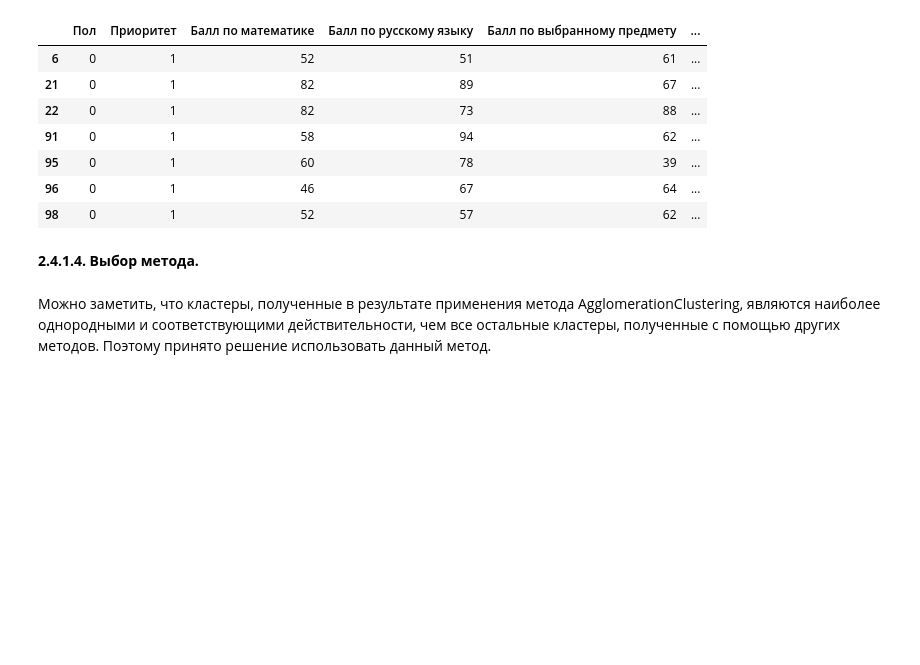
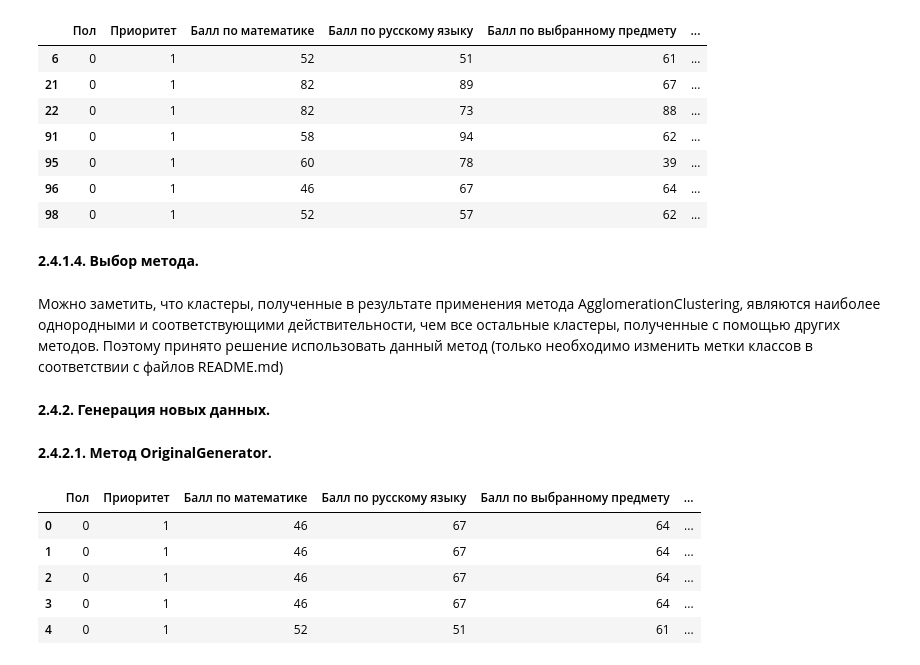
Before and after one commit to ashira09/application-of-neural-networks-to-predict-student-performance, a Jupyter notebook: nn.ipynb, the cells around one changed output. Cells and saved outputs as stored; diff of their text form; code cells hidden in the pictures; blank space fills up the shorter version.

```diff
--- a/nn.ipynb
+++ b/nn.ipynb
@@ -482,4 +473,4 @@ bisecting_kmeans_clustering_data[bisecting_kmeans_clustering_data["Успева
 # %% [markdown]
 **2.4.1.4. Выбор метода.**
 # %% [markdown]
-Можно заметить, что кластеры, полученные в результате применения метода AgglomerationClustering, являются наиболее однородными и соответствующими действительности, чем все остальные кластеры, полученные с помощью других методов. Поэтому принято решение использовать данный метод.
+Можно заметить, что кластеры, полученные в результате применения метода AgglomerationClustering, являются наиболее однородными и соответствующими действительности, чем все остальные кластеры, полученные с помощью других методов. Поэтому принято решение использовать данный метод (только необходимо изменить метки классов в соответствии с файлов README.md)
@@ -485,0 +485,4 @@ bisecting_kmeans_clustering_data[bisecting_kmeans_clustering_data["Успева
+# %% [markdown]
+**2.4.2. Генерация новых данных.**
+# %% [markdown]
+**2.4.2.1. Метод OriginalGenerator.**
@@ -485,0 +491,9 @@ bisecting_kmeans_clustering_data[bisecting_kmeans_clustering_data["Успева
+# %%
+extended_df_features.head()
+# %% [output]
+|  | Пол | Приоритет | Балл по математике | Балл по русскому языку | Балл по выбранному предмету | ... |
+| 0 | 0 | 1 | 46 | 67 | 64 | ... |
+| 1 | 0 | 1 | 46 | 67 | 64 | ... |
+| 2 | 0 | 1 | 46 | 67 | 64 | ... |
+| 3 | 0 | 1 | 46 | 67 | 64 | ... |
+| 4 | 0 | 1 | 52 | 51 | 61 | ... |
```
Also changed, not shown: parts of 33 cells of this notebook.
